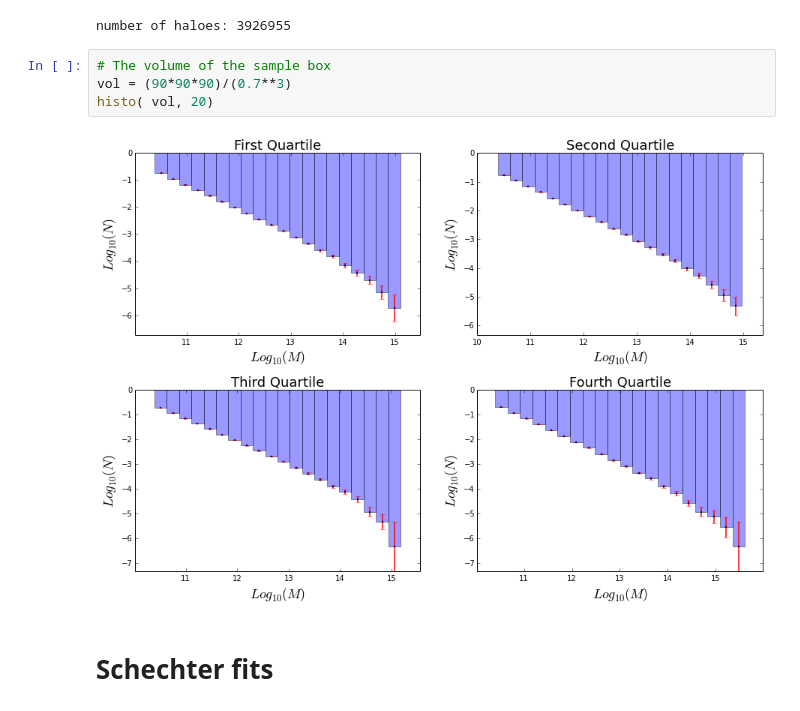
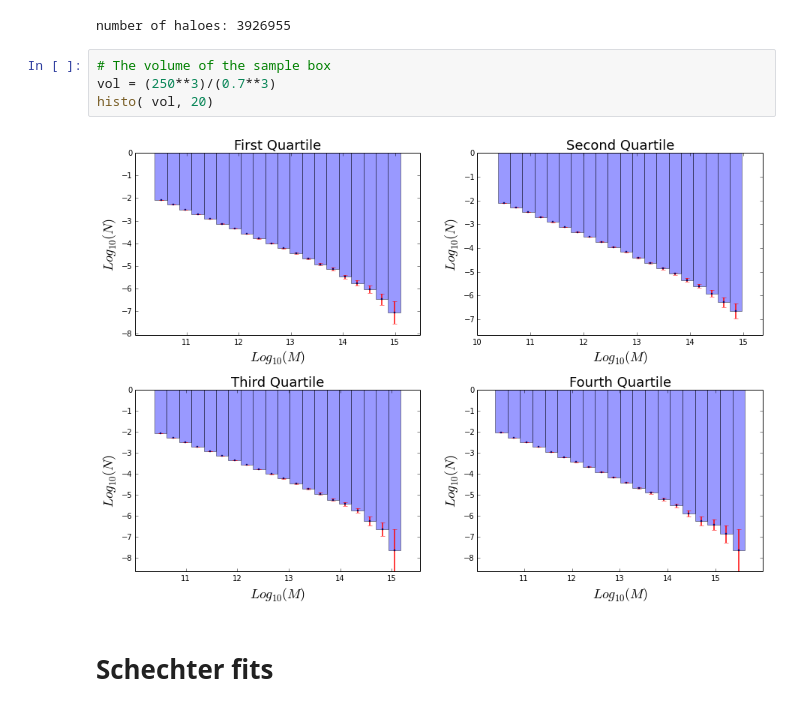
Before and after one commit to jdprada1760/Cornell_Summer, a Jupyter notebook: Millenium_Run/Big_Simulation/quartile.ipynb, the cells around one changed output. Cells and saved outputs as stored; diff of their text form.

```diff
--- a/Millenium_Run/Big_Simulation/quartile.ipynb
+++ b/Millenium_Run/Big_Simulation/quartile.ipynb
@@ -354,10 +354,10 @@ loadHaloes("finalResult3.data",1.0)
 number of haloes: 3926955
 # %%
 # The volume of the sample box
-vol = (90*90*90)/(0.7**3)
+vol = (250**3)/(0.7**3)
 histo( vol, 20)
 # %% [output]
-[figure, old version]
+[figure, new version]
 # %% [markdown]
 # Schechter fits
 # %%
```
